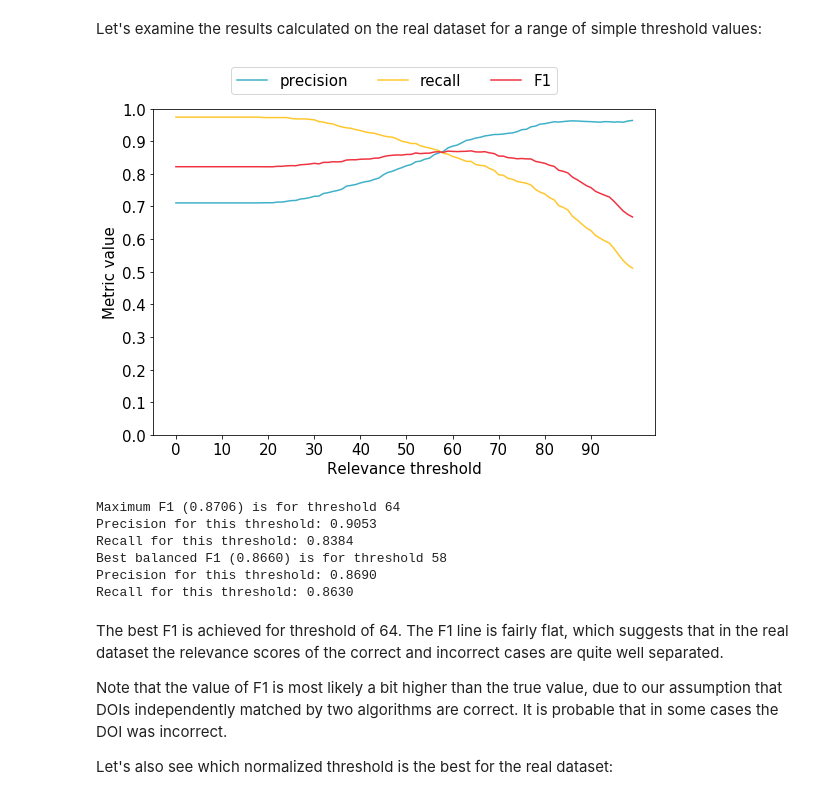
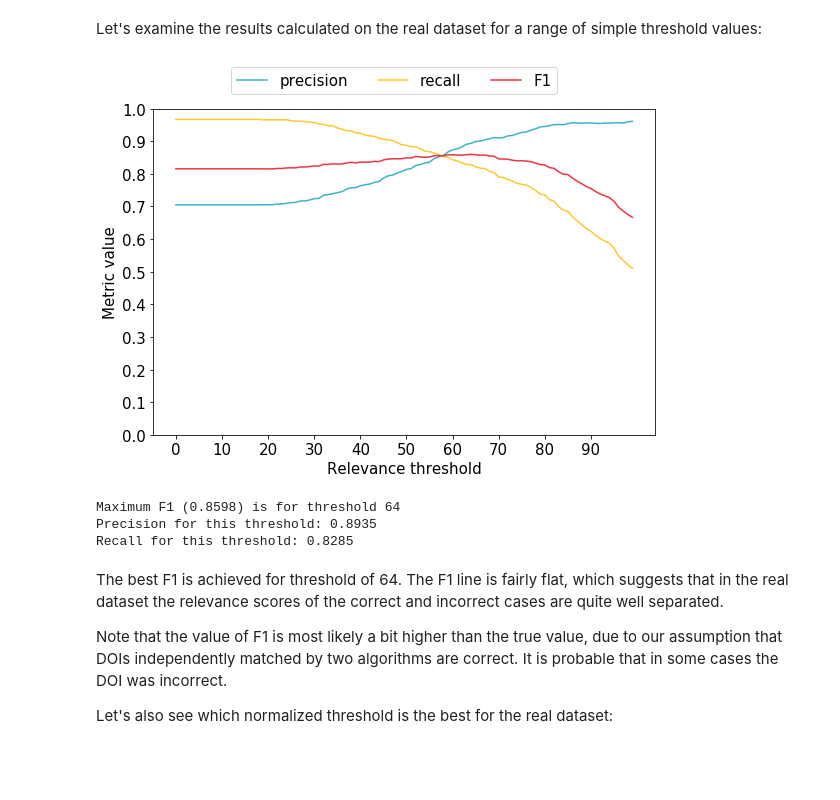
Before and after one commit to CrossRef/reference-matching-evaluation, a Jupyter notebook: analyses/relevance_threshold.ipynb, the cells around one changed output. Drawn from its saved outputs; the diff is of its cells as text; code cells hidden in the pictures; blank space fills up the shorter version.

Commit message:
add analysis of SMBV

```diff
--- a/analyses/relevance_threshold.ipynb
+++ b/analyses/relevance_threshold.ipynb
@@ -71,7 +82,7 @@ import utils.data_format_keys as dfk
 from evaluation.link_metrics import LinkMetricsResults
 from utils.utils import read_json, remote_call
 
-DATA_DIR = '../data/relevance_threshold/'
+DATA_DIR = '../data/sbm_analysis/'
 STYLES = ['apa', 'american-chemical-society', 'american-institute-of-physics', 'chicago-author-date',
           'elsevier-without-titles', 'harvard3', 'ieee', 'modern-language-association']
 STYLES_ABR = ['apa', 'acs', 'aip', 'chicago', 'ewt', 'harvard', 'ieee', 'mla']
@@ -82,13 +95,13 @@ Let's read the data first:
 # %%
-def read_artificial_data():
+def read_artificial_data(algorithm):
     data = []
     for style in STYLES:
-        data.extend(read_json(DATA_DIR + 'matched/matched-2500-' + style + '.json')[dfk.DATASET_DATASET])
-        data.extend(read_json(DATA_DIR + 'matched/matched-excluded-2500-' + style + '.json')[dfk.DATASET_DATASET])
+        data.extend(read_json(DATA_DIR + 'matched/matched-' + algorithm + '-' + style + '.json')[dfk.DATASET_DATASET])
+        data.extend(read_json(DATA_DIR + 'matched/matched-' + algorithm + '-excluded-' + style + '.json')[dfk.DATASET_DATASET])
     return data
 
-dataset = read_artificial_data()
-print('Dataset size: {}'.format(len(dataset)))
+dataset_sbm = read_artificial_data('sbm')
+print('Dataset size: {}'.format(len(dataset_sbm)))
 # %% [output]
 Dataset size: 40000
 # %% [markdown]
@@ -335,30 +385,26 @@ In all cases applying the best normalized threshold results in higher F1 as comp
 
 The dataset composed of real-life reference strings contains 1000 cases:
 # %%
-def read_real_data():
-    return read_json(DATA_DIR + 'existing/existing_sample_1000.json')
+def read_real_data(algorithm):
+    return read_json(DATA_DIR + 'existing/sample_1000_' + algorithm + '.json')[dfk.DATASET_DATASET]
 
-dataset = read_real_data()
+dataset = read_real_data('sbm')
 print('Dataset size: {}'.format(len(dataset)))
 # %% [output]
 Dataset size: 1000
 # %% [markdown]
 Let's examine the results calculated on the real dataset for a range of simple threshold values:
 # %%
-dataset = read_real_data()
-results_threshold = [(threshold, LinkMetricsResults(modify_simple_threshold(dataset, threshold)))
+dataset_sbm = read_real_data('sbm')
+results_simple_threshold = [(threshold, LinkMetricsResults(modify_simple_threshold(dataset_sbm, threshold)))
                      for threshold in np.arange(0, 100, 1)]
-plot_results(results_threshold)
-print_best(results_threshold)
-print_balanced(results_threshold)
+plot_results(results_simple_threshold)
+print_best(results_simple_threshold)
 # %% [output]
-[figure, old version]
+[figure, new version]
-Maximum F1 (0.8706) is for threshold 64
-Precision for this threshold: 0.9053
-Recall for this threshold: 0.8384
-Best balanced F1 (0.8660) is for threshold 58
-Precision for this threshold: 0.8690
-Recall for this threshold: 0.8630
+Maximum F1 (0.8598) is for threshold 64
+Precision for this threshold: 0.8935
+Recall for this threshold: 0.8285
 # %% [markdown]
 The best F1 is achieved for threshold of 64. The F1 line is fairly flat, which suggests that in the real dataset the relevance scores of the correct and incorrect cases are quite well separated.
 
```
Also changed, not shown: parts of 33 cells of this notebook, 16 other files.
